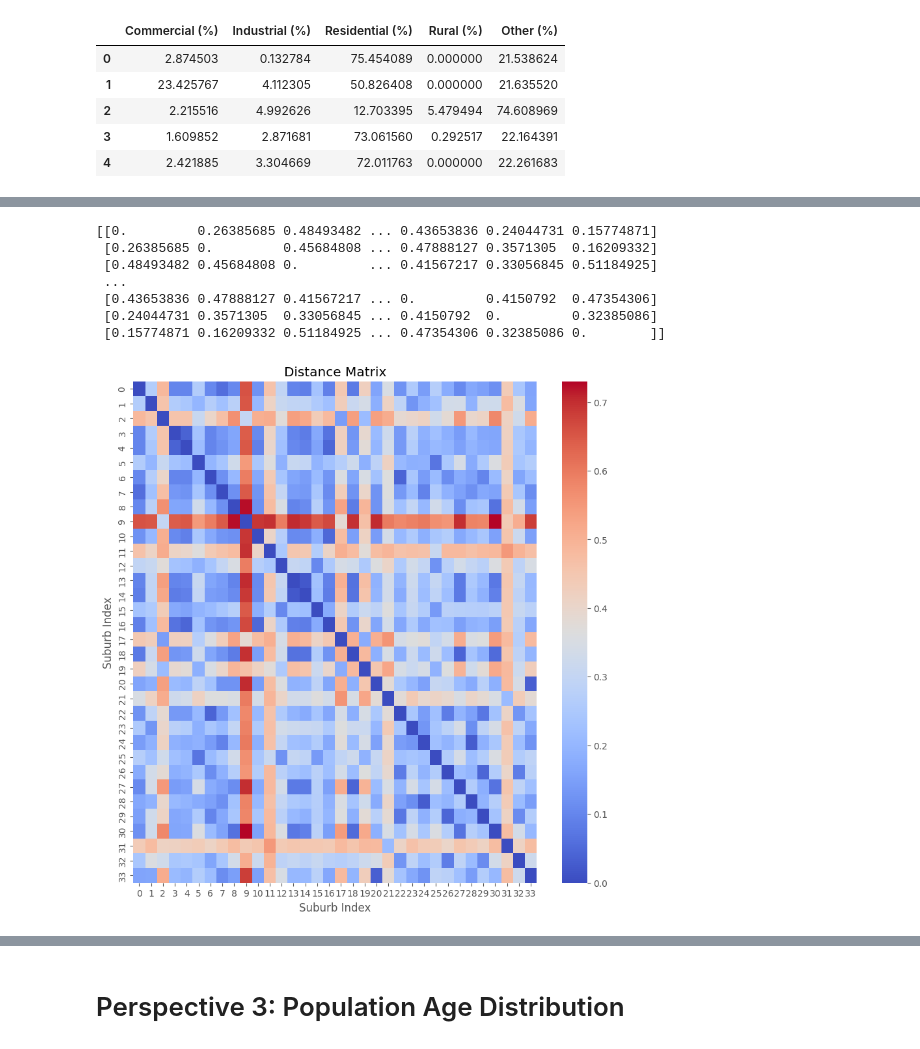
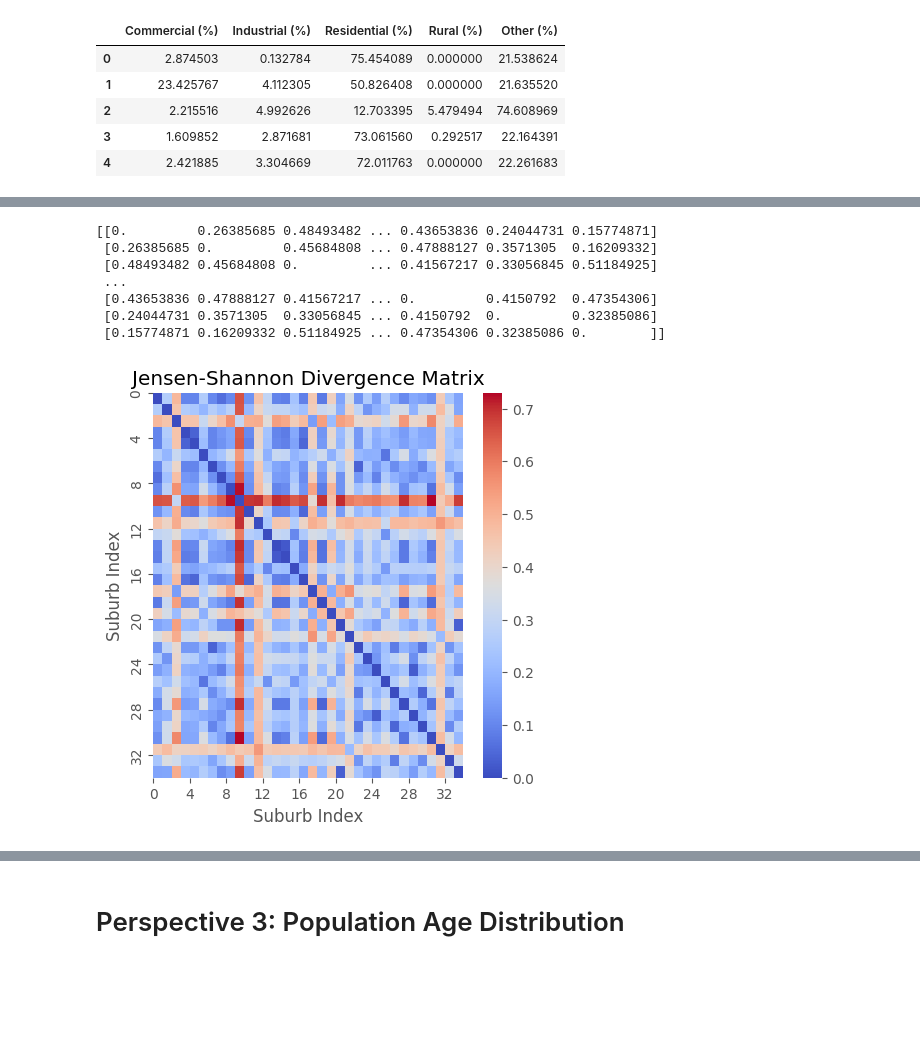
Before and after one commit to Subhasis-Biswas/ML4CPS_Project2, a Jupyter notebook: a1.ipynb, the cells around one changed output, grey strips where cells are left out. Saved outputs shown, nothing was run; the diff lists cells and outputs as text; code cells hidden in the pictures; blank space fills up the shorter version.

```diff
--- a/a1.ipynb
+++ b/a1.ipynb
@@ -72,15 +106,3 @@ features
  'Centrelink Offices',
  'Medicare Offices',
  'Medicare Access Points']
-# %%
-# do a similar plot for the real location of the suburbs
-plt.figure(figsize=(10,10))
-sns.scatterplot(x='cart_x',y='cart_y',data=data)
-plt.title('Real Location of Suburbs')
-plt.xlabel('Longitude')
-plt.ylabel('Latitude')
-# annotate the suburbs with the suburb index
-for i in range(data.shape[0]):
-	plt.text(data['cart_x'].iloc[i],data['cart_y'].iloc[i],i)
-plt.show()
-# print the stress of the MDS
@@ -205,17 +228,17 @@ suburb_2d_services = mds.fit_transform(distance_services)
 suburb_2d_services = pd.DataFrame(suburb_2d_services, columns=['x', 'y'])
 
 # Create a single figure with two subplots
-fig, axes = plt.subplots(1, 2, figsize=(20, 10))
+fig, axes = plt.subplots(1, 2, figsize=(10, 5))
 
 # Plot the 2D representation of the suburbs in the first subplot
 sns.scatterplot(x='x', y='y', data=suburb_2d_services, ax=axes[0])
-axes[0].set_title("MDS-2D Representation of Suburbs based on Service Similarity")
+axes[0].set_title("MDS-2D Representation of Suburbs based on Service Similarity", fontsize=10)
 axes[0].set_xlabel('x')
 axes[0].set_ylabel('y')
 
 # Annotate the suburbs with the suburb index
 for i in range(suburb_2d_services.shape[0]):
-    axes[0].text(suburb_2d_services['x'].iloc[i], suburb_2d_services['y'].iloc[i], i)
+    axes[0].text(suburb_2d_services['x'].iloc[i], suburb_2d_services['y'].iloc[i], i, fontsize=6)
 
 # Compute pairwise distances in the 2D representation
 distances_2d_services = np.zeros((suburb_2d_services.shape[0], suburb_2d_services.shape[0]))
@@ -241,7 +264,7 @@ print(f'Stress of the MDS: {mds.stress_}')
 axes[1].scatter(distance_services.flatten(), distances_2d_services.flatten())
 axes[1].set_xlabel('Original Service-based Distance')
 axes[1].set_ylabel('2D Distance')
-axes[1].set_title('MDS-2D vs Original Services Similarity')
+axes[1].set_title('MDS-2D vs Original Services Similarity (Pairwise)', fontsize=10)
 
 # Show the combined plot
 plt.tight_layout()
@@ -312,7 +319,13 @@ for col in data_land_frac.columns:
 	# change the column name
 	data_land_frac.rename(columns={col:col.replace('%','frac')},inplace=True)
 
-# print the sum across all columns
-print(data_land_frac.sum(axis=1))
-data_land_frac.head()
+# print if all the rows sum to 1
+all_rows_sum_to_1=True
+for i in range(data_land_frac.shape[0]):
+	if not np.isclose(data_land_frac.iloc[i].sum(),1):
+		all_rows_sum_to_1=False
+		print(f'Row {i} does not sum to 1')
+
+if all_rows_sum_to_1:
+	print('All rows sum to 1')
 # %% [output]
@@ -342,27 +333,30 @@ dtype: float64
 # %%
 # compute the distance matrix in terms of Jensen-Shannon Divergence
 distance_land_frac = np.zeros((data_land_frac.shape[0], data_land_frac.shape[0]))
 for i in range(data_land_frac.shape[0]):
 	for j in range(data_land_frac.shape[0]):
 		distance_land_frac[i, j] = jensenshannon(data_land_frac.iloc[i], data_land_frac.iloc[j])
 
 print(distance_land_frac)
 # plot the distance matrix
-plt.figure(figsize=(10, 10))
-sns.heatmap(distance_land_frac, cmap='coolwarm')
-plt.title('Distance Matrix')
+plt.figure(figsize=(5,5))
+sns.heatmap(distance_land_frac,cmap='coolwarm')
+plt.title('Jensen-Shannon Divergence Matrix')
 plt.xlabel('Suburb Index')
 plt.ylabel('Suburb Index')
+# ticks every 4th
+plt.xticks(np.arange(0,data.shape[0],4), labels=np.arange(0,data.shape[0],4))
+plt.yticks(np.arange(0,data.shape[0],4), labels=np.arange(0,data.shape[0],4))
 plt.show()
 # %% [output]
 [[0.         0.26385685 0.48493482 ... 0.43653836 0.24044731 0.15774871]
  [0.26385685 0.         0.45684808 ... 0.47888127 0.3571305  0.16209332]
  [0.48493482 0.45684808 0.         ... 0.41567217 0.33056845 0.51184925]
  ...
  [0.43653836 0.47888127 0.41567217 ... 0.         0.4150792  0.47354306]
  [0.24044731 0.3571305  0.33056845 ... 0.4150792  0.         0.32385086]
  [0.15774871 0.16209332 0.51184925 ... 0.47354306 0.32385086 0.        ]]
-[figure, old version]
+[figure, new version]
 # %%
 # Perform MDS on the similarity matrix to get the 2D representation of the suburbs
 mds = MDS(n_components=2, dissimilarity='precomputed', random_state=42)
```
Also changed, not shown: parts of 10 cells of this notebook.
